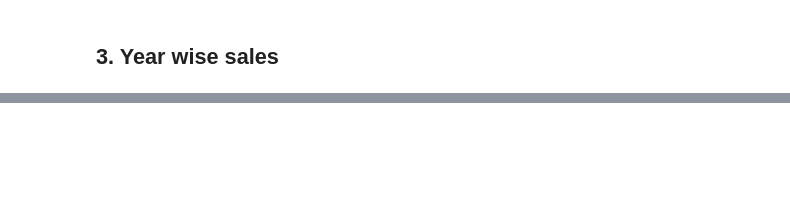
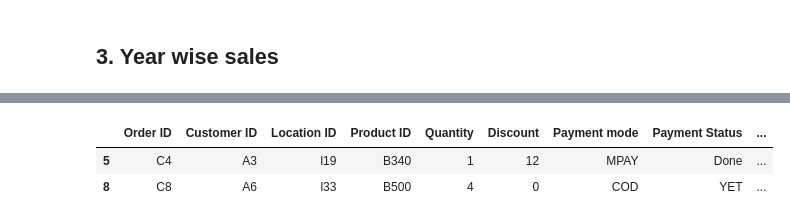
Before and after one commit to HozefaBeenawala/Analytics-Automation, a Jupyter notebook: Untitled.ipynb, the cells around one changed output, grey strips where cells are left out. Cells and saved outputs as stored; diff of their text form; code cells hidden in the pictures; blank space fills up the shorter version.

```diff
--- a/Untitled.ipynb
+++ b/Untitled.ipynb
@@ -412,0 +264,6 @@ anal.join('E-Commerce Sales Dataset.xlsx','Location',"Location ID","inner")
+# %%
+anal.filter_data('Order Status','Cancelled')
+# %% [output]
+|  | Order ID | Customer ID | Location ID | Product ID | Quantity | Discount | Payment mode | Payment Status | ... |
+| 5 | C4 | A3 | l19 | B340 | 1 | 12 | MPAY | Done | ... |
+| 8 | C8 | A6 | l33 | B500 | 4 | 0 | COD | YET | ... |
```
Also changed, not shown: parts of 28 cells of this notebook.
